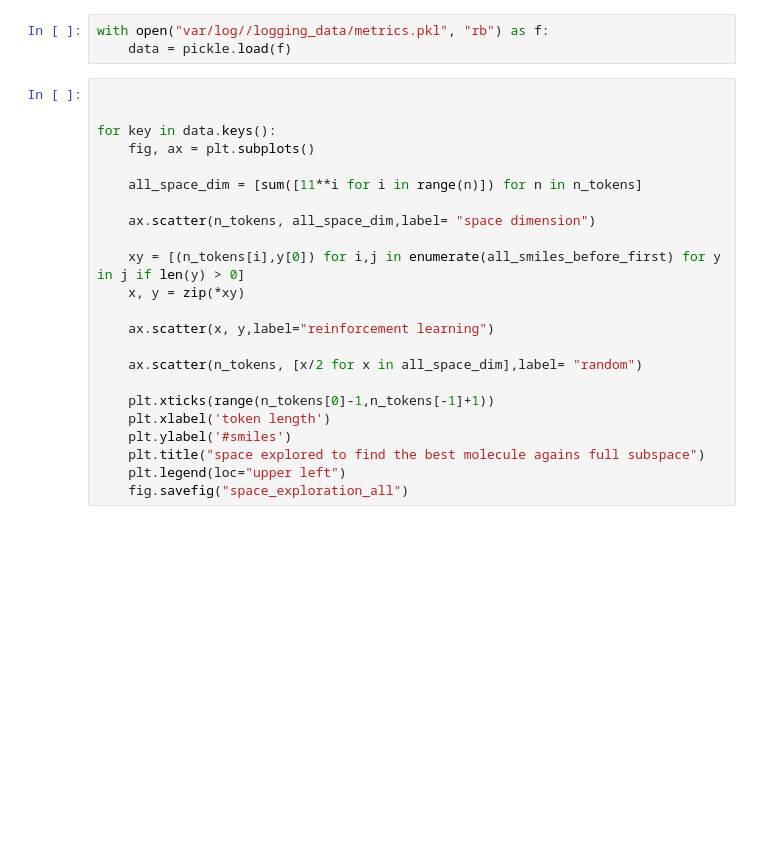
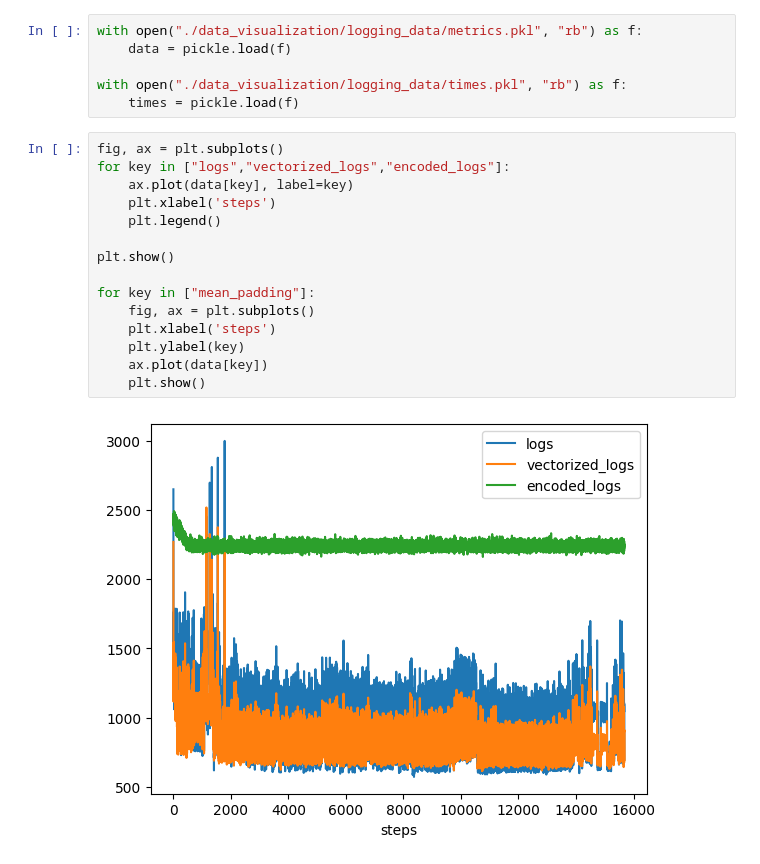
Before and after one commit to Lucaserf/ObsProject, a Jupyter notebook: data_visualization/data_visualization.ipynb, the cells around one changed output. Drawn from its saved outputs; the diff is of its cells as text; blank space fills up the shorter version.

Commit message:
visualization

```diff
--- a/data_visualization/data_visualization.ipynb
+++ b/data_visualization/data_visualization.ipynb
@@ -11,26 +18,23 @@ Are you sure you want to continue connecting (yes/no/[fingerprint])?
 # %%
-with open("var/log//logging_data/metrics.pkl", "rb") as f:
+with open("./data_visualization/logging_data/metrics.pkl", "rb") as f:
     data = pickle.load(f)
+
+with open("./data_visualization/logging_data/times.pkl", "rb") as f:
+    times = pickle.load(f)
-# %%
-
-
-for key in data.keys():
-    fig, ax = plt.subplots()
-
-    all_space_dim = [sum([11**i for i in range(n)]) for n in n_tokens]
-
-    ax.scatter(n_tokens, all_space_dim,label= "space dimension")
-
-    xy = [(n_tokens[i],y[0]) for i,j in enumerate(all_smiles_before_first) for y in j if len(y) > 0]
-    x, y = zip(*xy)
-
-    ax.scatter(x, y,label="reinforcement learning")
-
-    ax.scatter(n_tokens, [x/2 for x in all_space_dim],label= "random")
-
-    plt.xticks(range(n_tokens[0]-1,n_tokens[-1]+1))
-    plt.xlabel('token length')
-    plt.ylabel('#smiles')
-    plt.title("space explored to find the best molecule agains full subspace")
-    plt.legend(loc="upper left")
-    fig.savefig("space_exploration_all")
+# %%
+fig, ax = plt.subplots()
+for key in ["logs","vectorized_logs","encoded_logs"]:
+    ax.plot(data[key], label=key)
+    plt.xlabel('steps')
+    plt.legend()
+
+plt.show()
+
+for key in ["mean_padding"]:
+    fig, ax = plt.subplots()
+    plt.xlabel('steps')
+    plt.ylabel(key)
+    ax.plot(data[key])
+    plt.show()
+# %% [output]
+[figure, added]
```
Also changed, not shown: parts of 7 cells of this notebook, 29 other files.
